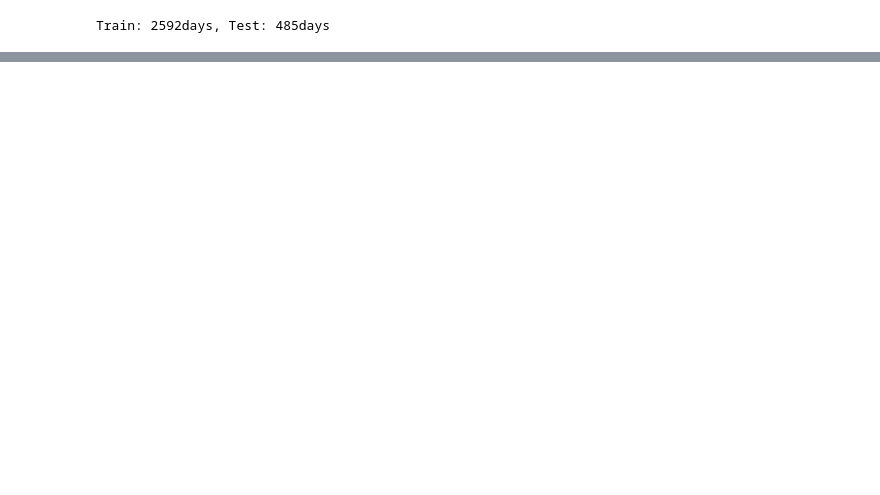
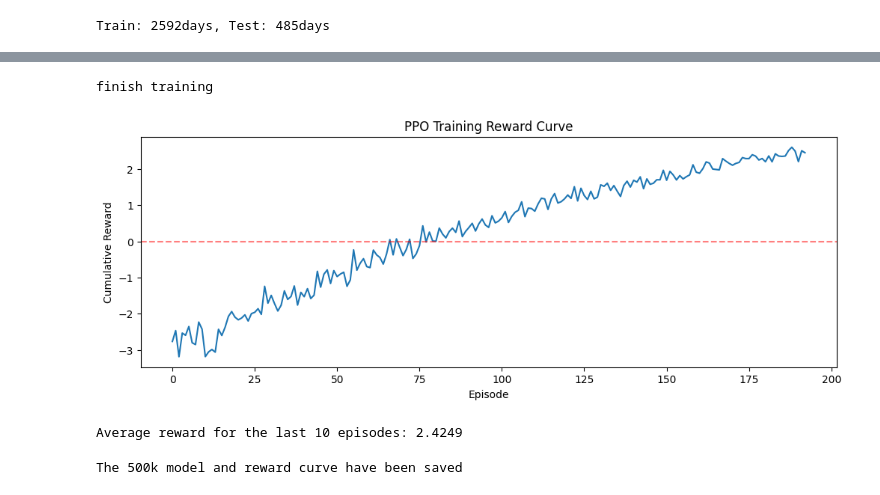
Before and after one commit to blackcatyu/DRL-for-Portfolio-Allocation, a Jupyter notebook: notebooks/02_train_step_return_ppo.ipynb, the cells around one changed output, grey strips where cells are left out. Cells and saved outputs as stored; diff of their text form; code cells hidden in the pictures; blank space fills up the shorter version.

Commit message:
trained ppo with 500k step and 1m step and record the reward

```diff
--- a/notebooks/02_train_step_return_ppo.ipynb
+++ b/notebooks/02_train_step_return_ppo.ipynb
@@ -75,0 +35,62 @@ model saved
+# %%
+from stable_baselines3 import PPO
+from stable_baselines3.common.callbacks import BaseCallback
+import matplotlib.pyplot as plt
+
+class RewardCallback(BaseCallback):
+    def __init__(self):
+        super().__init__()
+        self.episode_rewards = []
+        self.current_rewards = []
+
+    def _on_step(self):
+        reward = self.locals['rewards'][0]
+        self.current_rewards.append(reward)
+
+        if self.locals['dones'][0]:
+            self.episode_rewards.append(sum(self.current_rewards))
+            self.current_rewards = []
+        return True
+
+# initialization
+train_env = te.MetalTradingEnv(train, price_train)
+callback = RewardCallback()
+
+model_500k = PPO(
+    "MlpPolicy",
+    train_env,
+    learning_rate=3e-4,
+    n_steps=2048,
+    batch_size=64,
+    n_epochs=10,
+    gamma=0.99,
+    verbose=0
+)
+
+model_500k.learn(total_timesteps=500_000, callback=callback)
+print("finish training")
+
+# reward plot
+plt.figure(figsize=(12, 4))
+plt.plot(callback.episode_rewards)
+plt.xlabel("Episode")
+plt.ylabel("Cumulative Reward")
+plt.title("PPO Training Reward Curve")
+plt.axhline(y=0, color='r', linestyle='--', alpha=0.5)
+plt.show()
+
+print(f"Average reward for the last 10 episodes: {sum(callback.episode_rewards[-10:])/10:.4f}")
+# %% [output]
+finish training
+[figure, added]
+Average reward for the last 10 episodes: 2.4249
+# %%
+# Save a 500k model
+model_500k.save("../agents/ppo_metal_500k")
+
+# Save the reward curve data
+import numpy as np
+np.save("../agents/ppo_rewards_500k.npy", callback.episode_rewards)
+print("The 500k model and reward curve have been saved")
+# %% [output]
+The 500k model and reward curve have been saved
```
Also changed, not shown: parts of 4 cells of this notebook, 6 other files.
